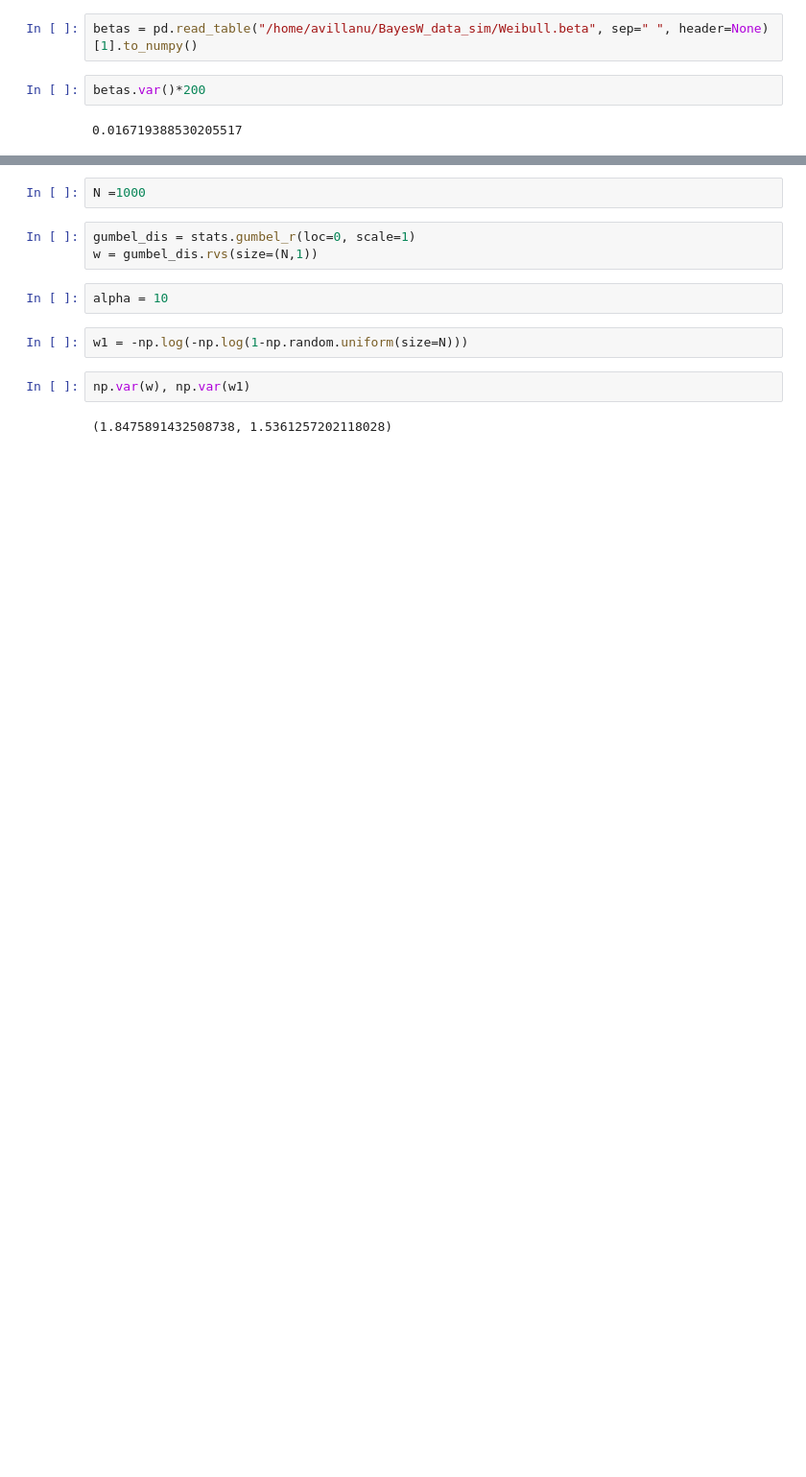
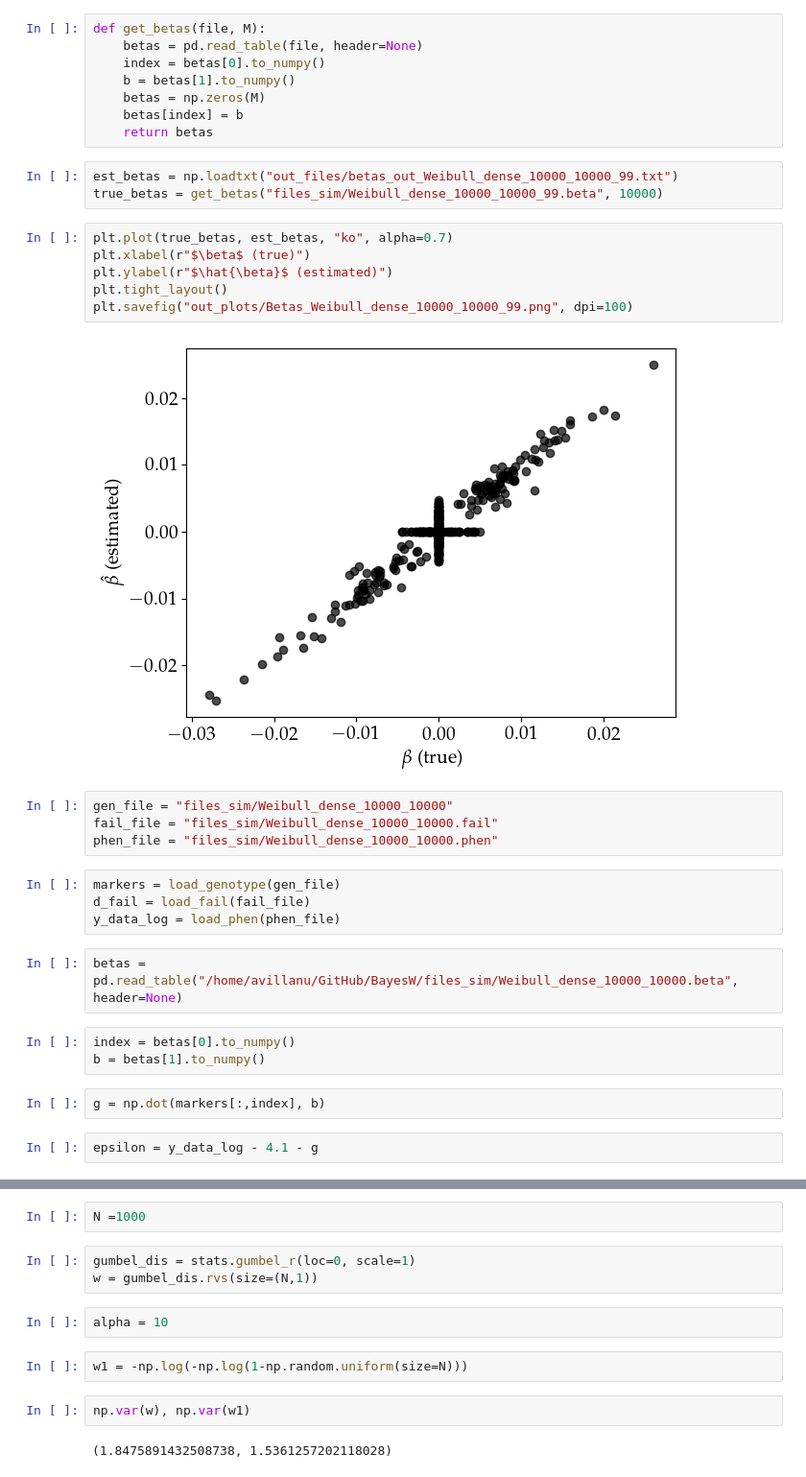
Before and after one commit to ariadnavillam/BayesW, a Jupyter notebook: more_trials.ipynb, the cells around one changed output, grey strips where cells are left out. Shown at 96% size. Saved outputs shown, nothing was run; the diff lists cells and outputs as text; blank space fills up the shorter version.

```diff
--- a/more_trials.ipynb
+++ b/more_trials.ipynb
@@ -29,7 +29,37 @@ from Distributions import *
 from Load_data import *
+# %%
+def get_betas(file, M):
+    betas = pd.read_table(file, header=None)
+    index = betas[0].to_numpy()
+    b = betas[1].to_numpy()
+    betas = np.zeros(M)
+    betas[index] = b
+    return betas
+# %%
+est_betas = np.loadtxt("out_files/betas_out_Weibull_dense_10000_10000_99.txt")
+true_betas = get_betas("files_sim/Weibull_dense_10000_10000_99.beta", 10000)
+# %%
+plt.plot(true_betas, est_betas, "ko", alpha=0.7)
+plt.xlabel(r"$\beta$ (true)")
+plt.ylabel(r"$\hat{\beta}$ (estimated)")
+plt.tight_layout()
+plt.savefig("out_plots/Betas_Weibull_dense_10000_10000_99.png", dpi=100)
+# %% [output]
+[figure, added]
+# %%
+gen_file = "files_sim/Weibull_dense_10000_10000"
+fail_file = "files_sim/Weibull_dense_10000_10000.fail"
+phen_file = "files_sim/Weibull_dense_10000_10000.phen"
+# %%
+markers = load_genotype(gen_file)
+d_fail = load_fail(fail_file)
+y_data_log = load_phen(phen_file)
 # %%
-betas = pd.read_table("/home/avillanu/BayesW_data_sim/Weibull.beta", sep=" ", header=None)[1].to_numpy()
+betas = pd.read_table("/home/avillanu/GitHub/BayesW/files_sim/Weibull_dense_10000_10000.beta", header=None)
-# %%
-betas.var()*200
-# %% [output]
-0.016719388530205517
+# %%
+index = betas[0].to_numpy()
+b = betas[1].to_numpy()
+# %%
+g = np.dot(markers[:,index], b)
+# %%
+epsilon = y_data_log - 4.1 - g
```
Also changed, not shown: parts of 8 cells of this notebook, 6 other files.
